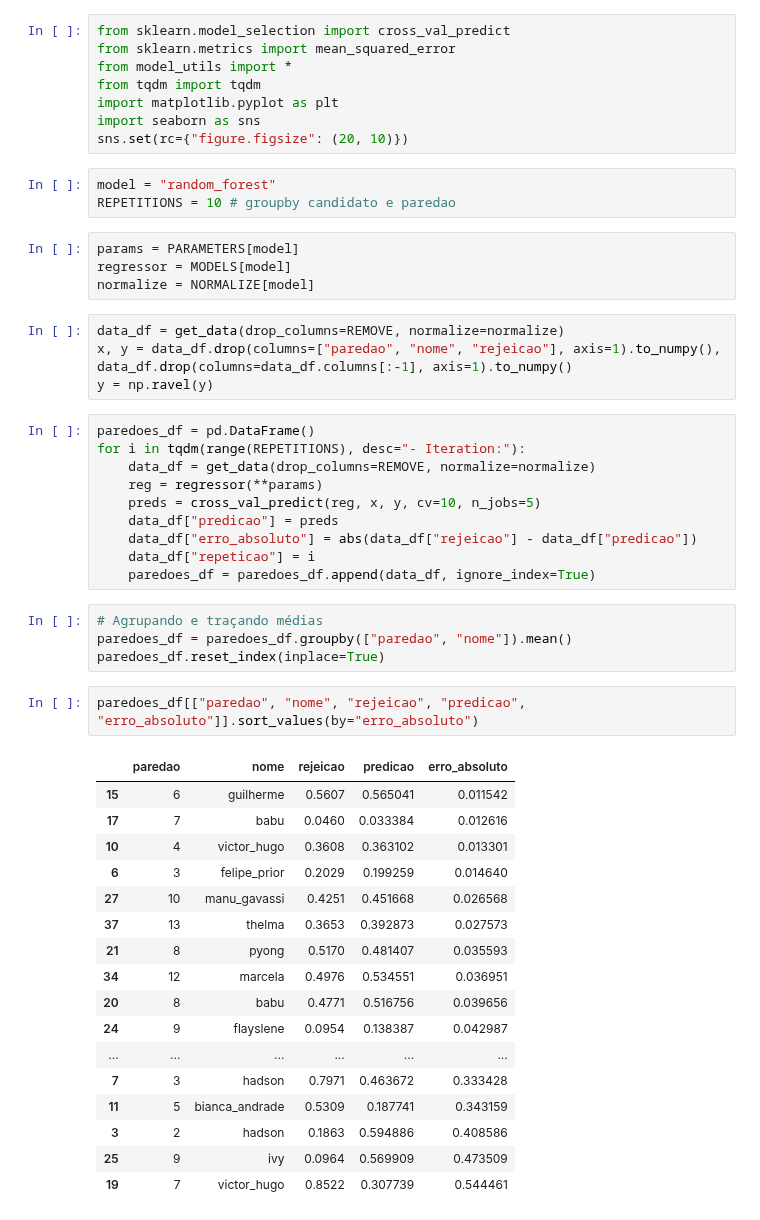
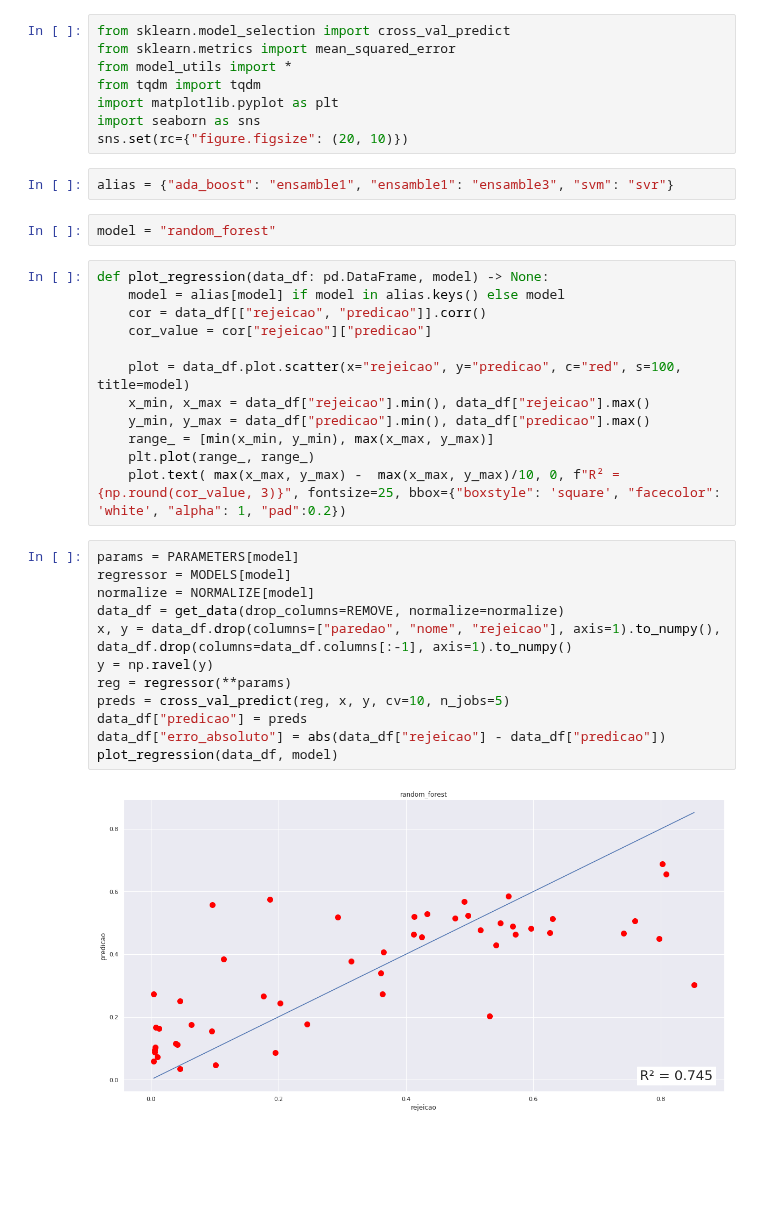
Before and after one commit to kenzosakiyama/BBBert20, a Jupyter notebook: model_analysis/evaluation.ipynb, the cells around one changed output. Saved outputs shown, nothing was run; the diff lists cells and outputs as text; blank space fills up the shorter version.

```diff
--- a/model_analysis/evaluation.ipynb
+++ b/model_analysis/evaluation.ipynb
@@ -6,48 +6,33 @@ from tqdm import tqdm
 import matplotlib.pyplot as plt
 import seaborn as sns
 sns.set(rc={"figure.figsize": (20, 10)})
-# %%
-model = "random_forest"
-REPETITIONS = 10 # groupby candidato e paredao
-# %%
-params = PARAMETERS[model]
-regressor = MODELS[model]
-normalize = NORMALIZE[model]
+# %%
+alias = {"ada_boost": "ensamble1", "ensamble1": "ensamble3", "svm": "svr"}
+# %%
+model = "random_forest"
+# %%
+def plot_regression(data_df: pd.DataFrame, model) -> None:
+    model = alias[model] if model in alias.keys() else model
+    cor = data_df[["rejeicao", "predicao"]].corr()
+    cor_value = cor["rejeicao"]["predicao"]
+
+    plot = data_df.plot.scatter(x="rejeicao", y="predicao", c="red", s=100, title=model)
+    x_min, x_max = data_df["rejeicao"].min(), data_df["rejeicao"].max()
+    y_min, y_max = data_df["predicao"].min(), data_df["predicao"].max()
+    range_ = [min(x_min, y_min), max(x_max, y_max)]
+    plt.plot(range_, range_)
+    plot.text( max(x_max, y_max) -  max(x_max, y_max)/10, 0, f"R² = {np.round(cor_value, 3)}", fontsize=25, bbox={"boxstyle": 'square', "facecolor": 'white', "alpha": 1, "pad":0.2})
 # %%
+params = PARAMETERS[model]
+regressor = MODELS[model]
+normalize = NORMALIZE[model]
 data_df = get_data(drop_columns=REMOVE, normalize=normalize)
 x, y = data_df.drop(columns=["paredao", "nome", "rejeicao"], axis=1).to_numpy(), data_df.drop(columns=data_df.columns[:-1], axis=1).to_numpy()
 y = np.ravel(y)
+reg = regressor(**params)
+preds = cross_val_predict(reg, x, y, cv=10, n_jobs=5)
+data_df["predicao"] = preds
+data_df["erro_absoluto"] = abs(data_df["rejeicao"] - data_df["predicao"])
+plot_regression(data_df, model)
+# %% [output]
+[figure, added]
-# %%
-paredoes_df = pd.DataFrame()
-for i in tqdm(range(REPETITIONS), desc="- Iteration:"):
-    data_df = get_data(drop_columns=REMOVE, normalize=normalize)
-    reg = regressor(**params)
-    preds = cross_val_predict(reg, x, y, cv=10, n_jobs=5)
-    data_df["predicao"] = preds
-    data_df["erro_absoluto"] = abs(data_df["rejeicao"] - data_df["predicao"])
-    data_df["repeticao"] = i
-    paredoes_df = paredoes_df.append(data_df, ignore_index=True)
-# %%
-# Agrupando e traçando médias
-paredoes_df = paredoes_df.groupby(["paredao", "nome"]).mean()
-paredoes_df.reset_index(inplace=True)
-# %%
-paredoes_df[["paredao", "nome", "rejeicao", "predicao", "erro_absoluto"]].sort_values(by="erro_absoluto")
-# %% [output]
-|  | paredao | nome | rejeicao | predicao | erro_absoluto |
-| 15 | 6 | guilherme | 0.5607 | 0.565041 | 0.011542 |
-| 17 | 7 | babu | 0.0460 | 0.033384 | 0.012616 |
-| 10 | 4 | victor_hugo | 0.3608 | 0.363102 | 0.013301 |
-| 6 | 3 | felipe_prior | 0.2029 | 0.199259 | 0.014640 |
-| 27 | 10 | manu_gavassi | 0.4251 | 0.451668 | 0.026568 |
-| 37 | 13 | thelma | 0.3653 | 0.392873 | 0.027573 |
-| 21 | 8 | pyong | 0.5170 | 0.481407 | 0.035593 |
-| 34 | 12 | marcela | 0.4976 | 0.534551 | 0.036951 |
-| 20 | 8 | babu | 0.4771 | 0.516756 | 0.039656 |
-| 24 | 9 | flayslene | 0.0954 | 0.138387 | 0.042987 |
-| ... | ... | ... | ... | ... | ... |
-| 7 | 3 | hadson | 0.7971 | 0.463672 | 0.333428 |
-| 11 | 5 | bianca_andrade | 0.5309 | 0.187741 | 0.343159 |
-| 3 | 2 | hadson | 0.1863 | 0.594886 | 0.408586 |
-| 25 | 9 | ivy | 0.0964 | 0.569909 | 0.473509 |
-| 19 | 7 | victor_hugo | 0.8522 | 0.307739 | 0.544461 |
```
Also changed, not shown: parts of 7 cells of this notebook, 1 other file.
